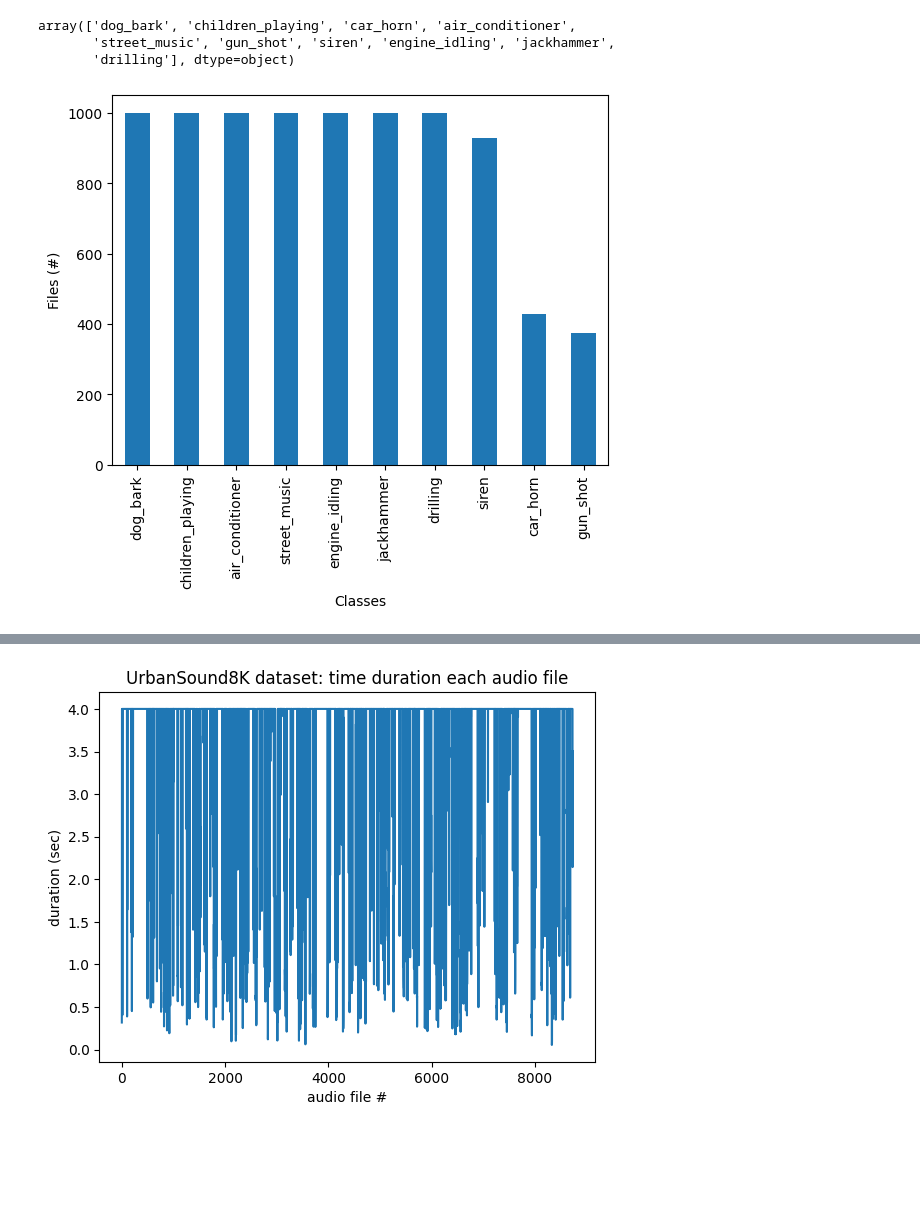
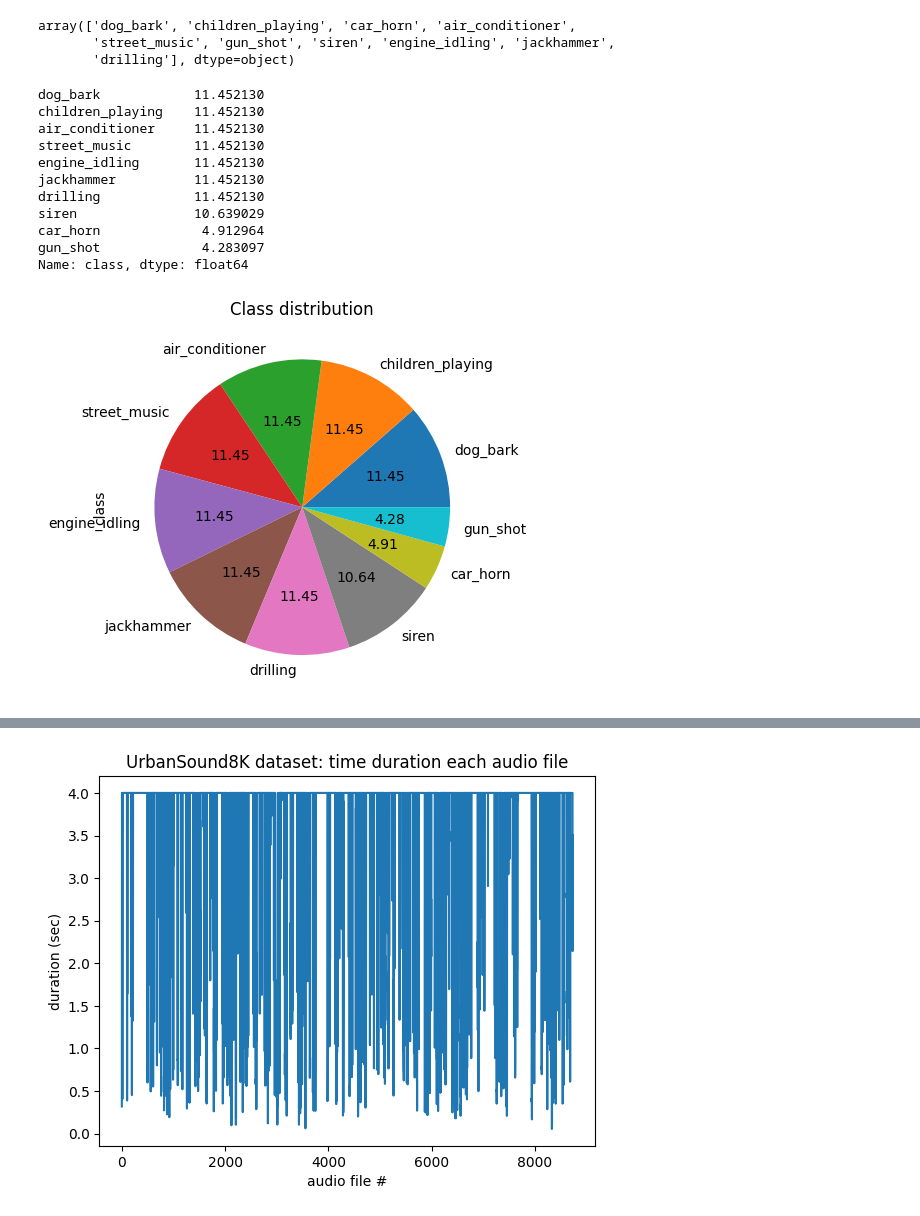
Before and after one commit to alextavern/musicAI, a Jupyter notebook: UrbanSound8K_Data_exploration+feature_extraction.ipynb, the cells around one changed output, grey strips where cells are left out. Drawn from its saved outputs; the diff is of its cells as text; code cells hidden in the pictures; blank space fills up the shorter version.

```diff
--- a/UrbanSound8K_Data_exploration+feature_extraction.ipynb
+++ b/UrbanSound8K_Data_exploration+feature_extraction.ipynb
@@ -50,11 +64,25 @@ df['class'].unique()
 array(['dog_bark', 'children_playing', 'car_horn', 'air_conditioner',
        'street_music', 'gun_shot', 'siren', 'engine_idling', 'jackhammer',
        'drilling'], dtype=object)
+# %%
+class_percentage = (df['class'].value_counts() / length) * 100
+class_percentage
+# %% [output]
+dog_bark            11.452130
+children_playing    11.452130
+air_conditioner     11.452130
+street_music        11.452130
+engine_idling       11.452130
+jackhammer          11.452130
+drilling            11.452130
+siren               10.639029
+car_horn             4.912964
+gun_shot             4.283097
+Name: class, dtype: float64
 # %%
-df['class'].value_counts().plot.bar()
-plt.xlabel("Classes")
-plt.ylabel("Files (#)")
-plt.savefig("figures/files_by_classes.png", bbox_inches='tight')
+df['class'].value_counts().plot.pie(autopct='%.2f')
+plt.title("Class distribution")
+plt.savefig("figures/class_distribution.png", bbox_inches='tight')
 # %% [output]
-[figure, old version]
+[figure, new version]
 # %%
```
Also changed, not shown: parts of 39 cells of this notebook, 3 other files.
